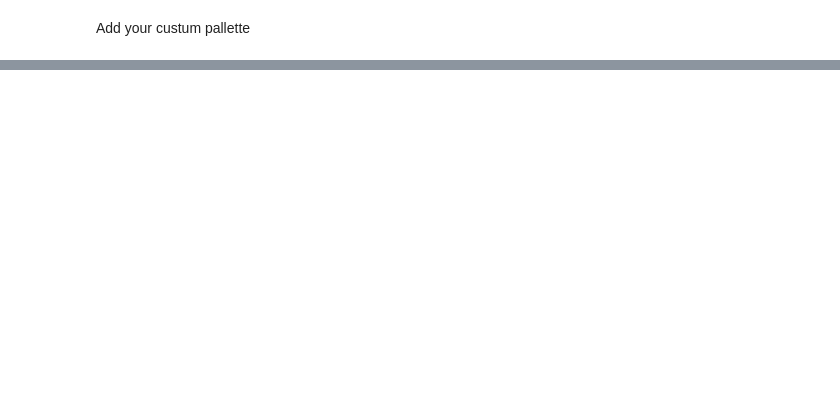
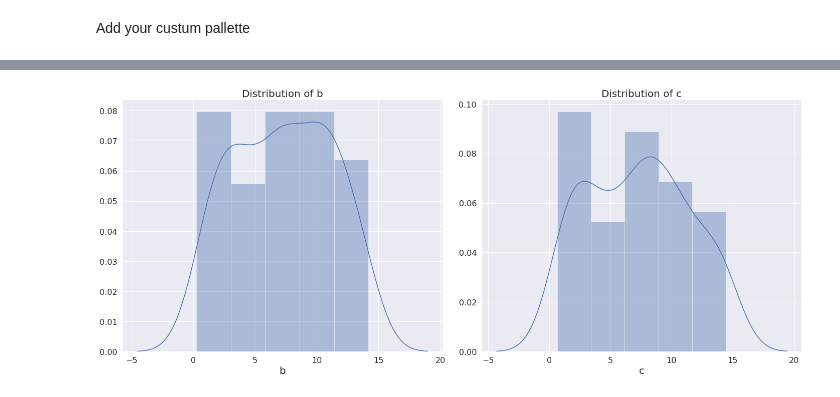
Before and after one commit to datascienceisrael/python3-dsgutils, a Jupyter notebook: examples.ipynb, the cells around one changed output, grey strips where cells are left out. Cells and saved outputs as stored; diff of their text form; code cells hidden in the pictures; blank space fills up the shorter version.

```diff
--- a/examples.ipynb
+++ b/examples.ipynb
@@ -270,0 +332,5 @@ ax.set(title='My Stacked Bar Plot');
+# %%
+df_5 = pd.DataFrame(data= np.random.rand(100, 5)*15,
+                 columns=list(ascii_letters[:5]))
+df_5['a'] = np.round(df_5['a'])
+df_5.head(10)
@@ -270,0 +349,4 @@ ax.set(title='My Stacked Bar Plot');
+# %%
+dsgutils.pd.viz.distrib_numerical(df_5, ['b', 'c'] , percentiles = 0.05, kde = True, save_plot = False, path_dir = None)
+# %% [output]
+[figure, added]
```
Also changed, not shown: parts of 53 cells of this notebook, 3 other files.
